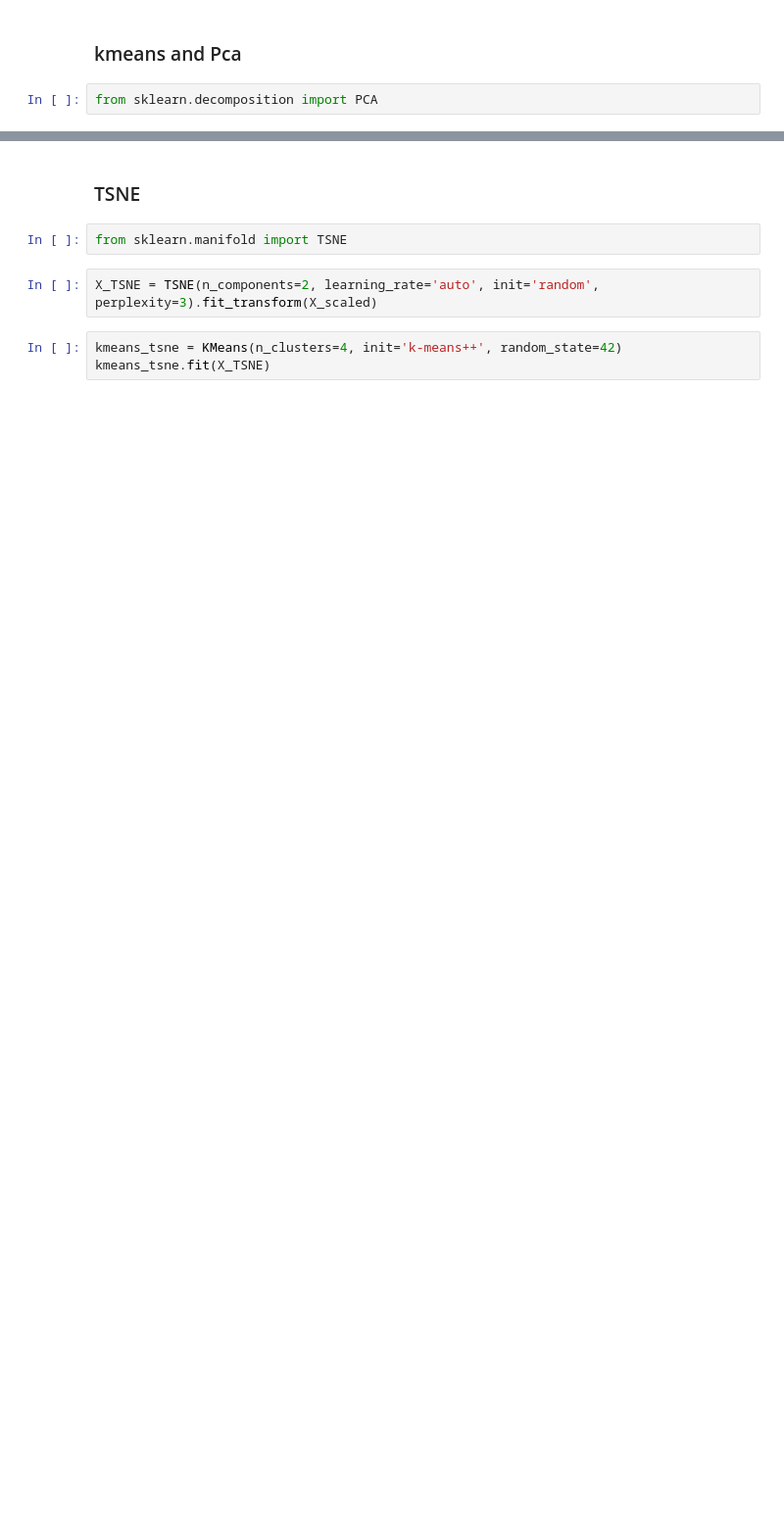
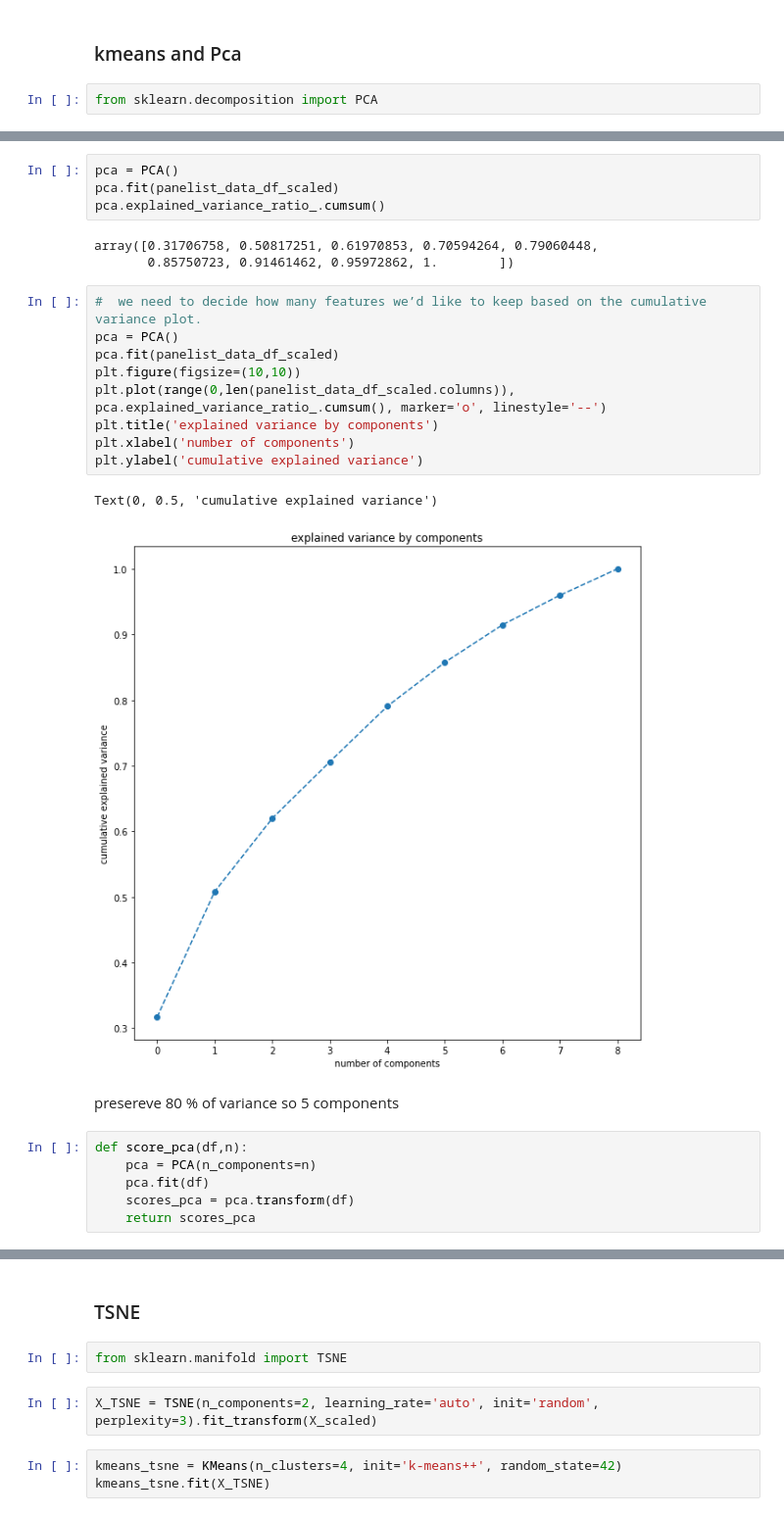
Before and after one commit to rengesf/flavorpred, a Jupyter notebook: clustering.ipynb, the cells around one changed output, grey strips where cells are left out. Shown at 98% size. Drawn from its saved outputs; the diff is of its cells as text; blank space fills up the shorter version.

```diff
--- a/clustering.ipynb
+++ b/clustering.ipynb
@@ -236,0 +282,27 @@ sns.heatmap(X_scaled_df.corr(),annot = True)'''
+# %%
+pca = PCA()
+pca.fit(panelist_data_df_scaled)
+pca.explained_variance_ratio_.cumsum()
+# %% [output]
+array([0.31706758, 0.50817251, 0.61970853, 0.70594264, 0.79060448,
+       0.85750723, 0.91461462, 0.95972862, 1.        ])
+# %%
+#  we need to decide how many features we’d like to keep based on the cumulative variance plot.
+pca = PCA()
+pca.fit(panelist_data_df_scaled)
+plt.figure(figsize=(10,10))
+plt.plot(range(0,len(panelist_data_df_scaled.columns)), pca.explained_variance_ratio_.cumsum(), marker='o', linestyle='--')
+plt.title('explained variance by components')
+plt.xlabel('number of components')
+plt.ylabel('cumulative explained variance')
+# %% [output]
+Text(0, 0.5, 'cumulative explained variance')
+[figure, added]
+# %% [markdown]
+presereve 80 % of variance so 5 components
+# %%
+def score_pca(df,n):
+    pca = PCA(n_components=n)
+    pca.fit(df)
+    scores_pca = pca.transform(df)
+    return scores_pca
```
Also changed, not shown: parts of 60 cells of this notebook.
